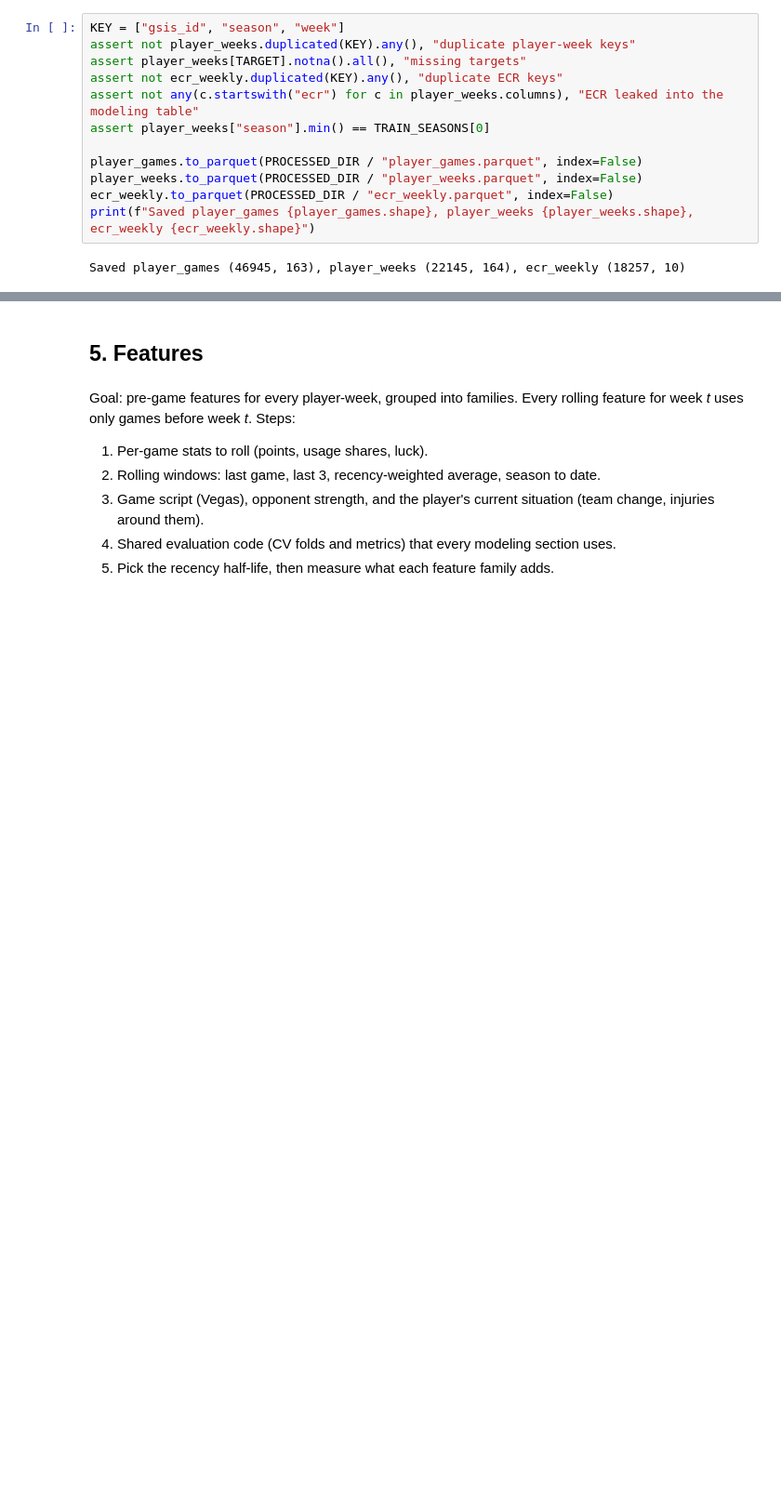
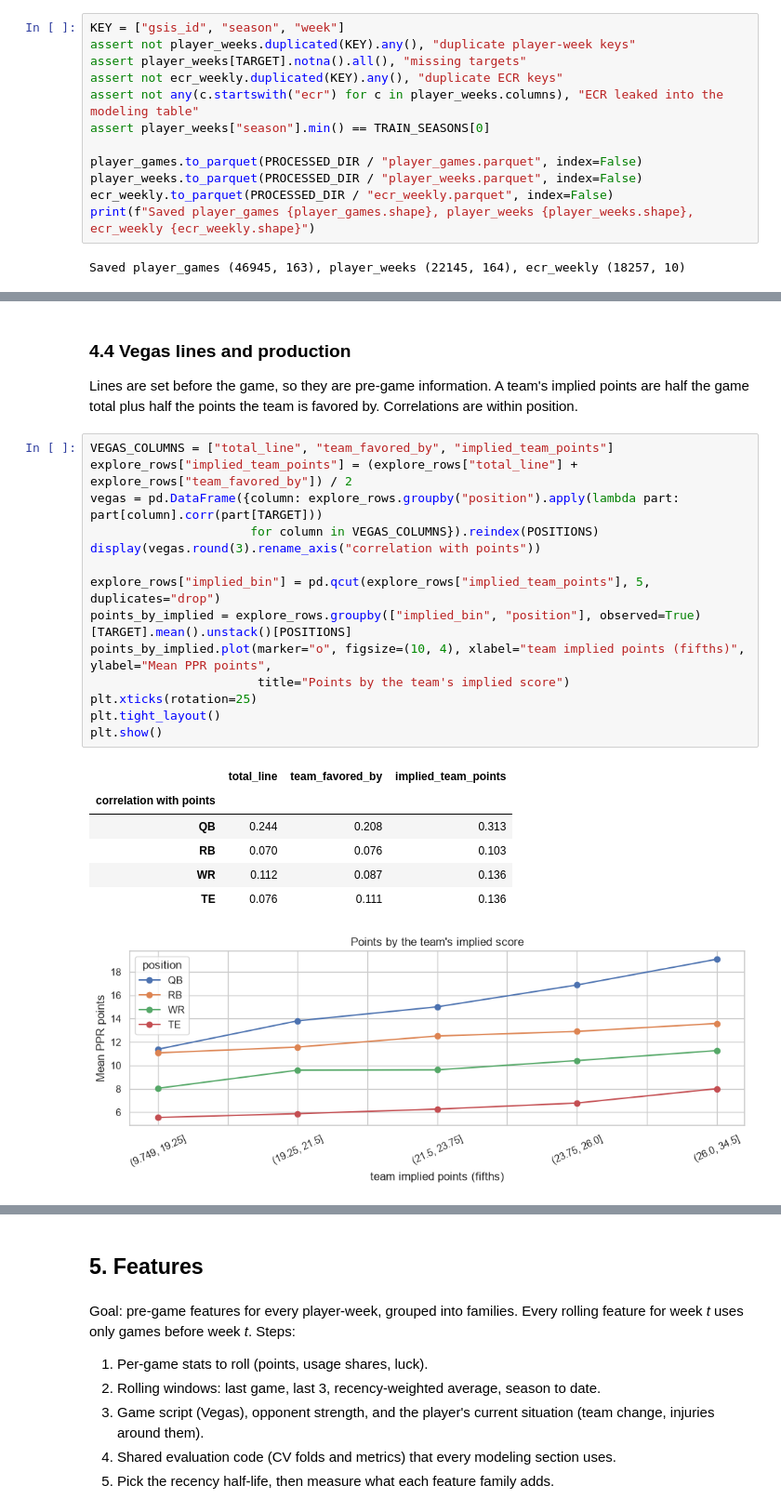
Before and after one commit to HashaRock/CS363M_FFBall_Project, a Jupyter notebook: fantasy_football_rankings.ipynb, the cells around one changed output, grey strips where cells are left out. Shown at 93% size. Drawn from its saved outputs; the diff is of its cells as text; blank space fills up the shorter version.

```diff
--- a/fantasy_football_rankings.ipynb
+++ b/fantasy_football_rankings.ipynb
@@ -678,0 +704,26 @@ display(Markdown(f"**What we see:** {len(c_experts):,} matched player-weeks acro
+# %% [markdown]
+### 4.4 Vegas lines and production
+Lines are set before the game, so they are pre-game information. A team's implied points are half the game total plus half
+the points the team is favored by. Correlations are within position.
+# %%
+VEGAS_COLUMNS = ["total_line", "team_favored_by", "implied_team_points"]
+explore_rows["implied_team_points"] = (explore_rows["total_line"] + explore_rows["team_favored_by"]) / 2
+vegas = pd.DataFrame({column: explore_rows.groupby("position").apply(lambda part: part[column].corr(part[TARGET]))
+                      for column in VEGAS_COLUMNS}).reindex(POSITIONS)
+display(vegas.round(3).rename_axis("correlation with points"))
+
+explore_rows["implied_bin"] = pd.qcut(explore_rows["implied_team_points"], 5, duplicates="drop")
+points_by_implied = explore_rows.groupby(["implied_bin", "position"], observed=True)[TARGET].mean().unstack()[POSITIONS]
+points_by_implied.plot(marker="o", figsize=(10, 4), xlabel="team implied points (fifths)", ylabel="Mean PPR points",
+                       title="Points by the team's implied score")
+plt.xticks(rotation=25)
+plt.tight_layout()
+plt.show()
+# %% [output]
+|  | total_line | team_favored_by | implied_team_points |
+| correlation with points |  |  |  |
+| QB | 0.244 | 0.208 | 0.313 |
+| RB | 0.070 | 0.076 | 0.103 |
+| WR | 0.112 | 0.087 | 0.136 |
+| TE | 0.076 | 0.111 | 0.136 |
+[figure, added]
```
Also changed, not shown: parts of 58 cells of this notebook, 3 other files.
